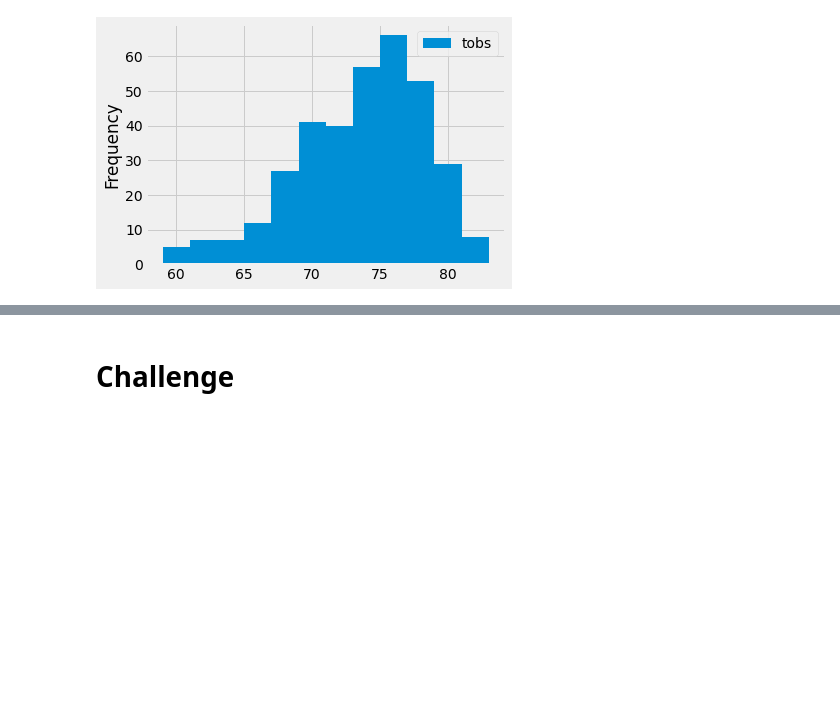
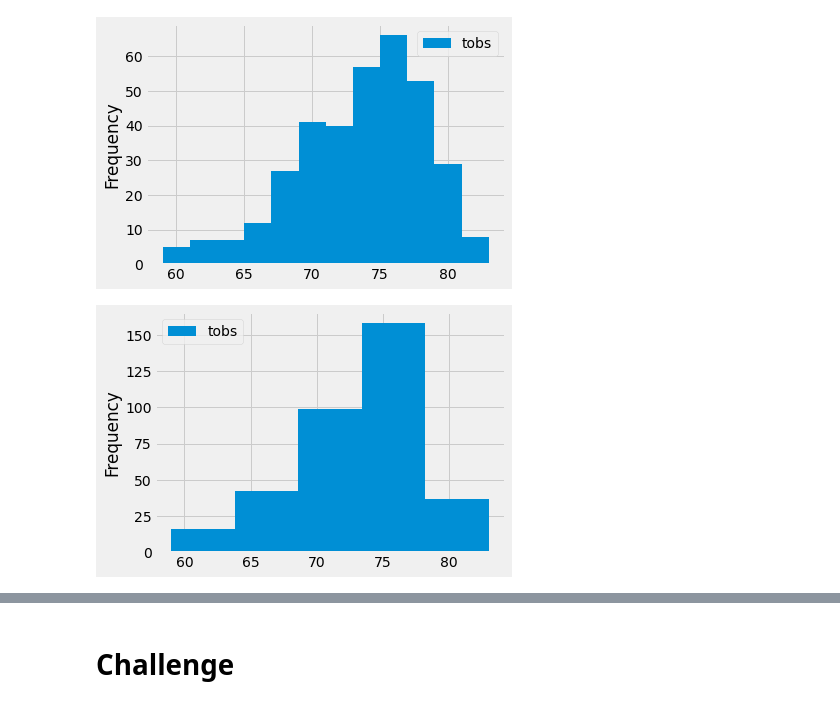
Before and after one commit to justinamaze/surfs_up, a Jupyter notebook: climate_analysis.ipynb, the cells around one changed output, grey strips where cells are left out. Cells and saved outputs as stored; diff of their text form; code cells hidden in the pictures; blank space fills up the shorter version.

Commit message:
skill drill for climate analysis

```diff
--- a/climate_analysis.ipynb
+++ b/climate_analysis.ipynb
@@ -159,3 +159,9 @@ df.plot.hist(bins=12)
 plt.tight_layout()
 # %% [output]
 [figure]
+# %%
+#skill drill
+df.plot.hist(bins=5)
+plt.tight_layout()
+# %% [output]
+[figure, added]
```
Also changed, not shown: parts of 1 cell of this notebook.
